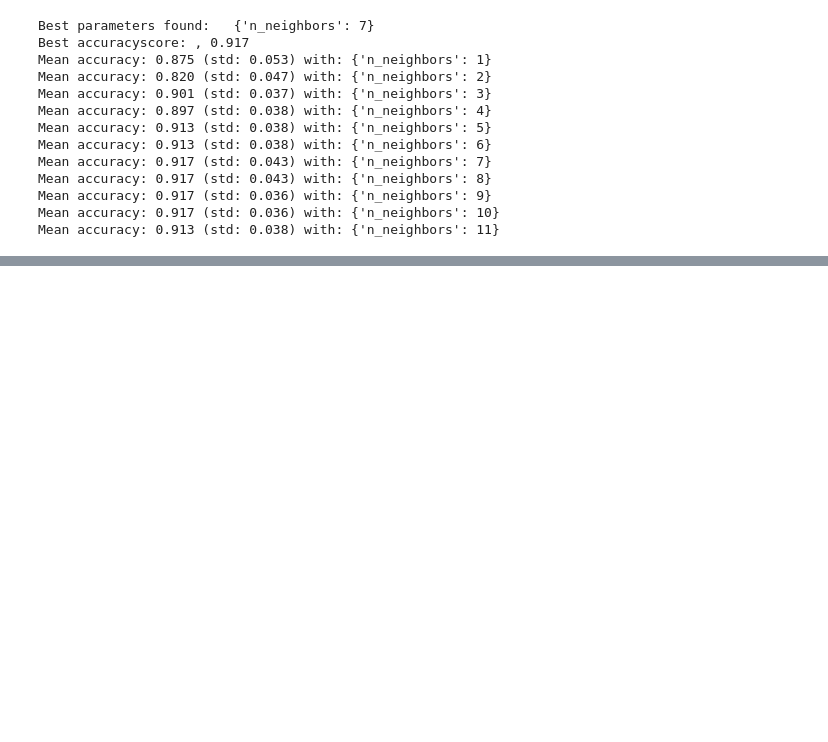
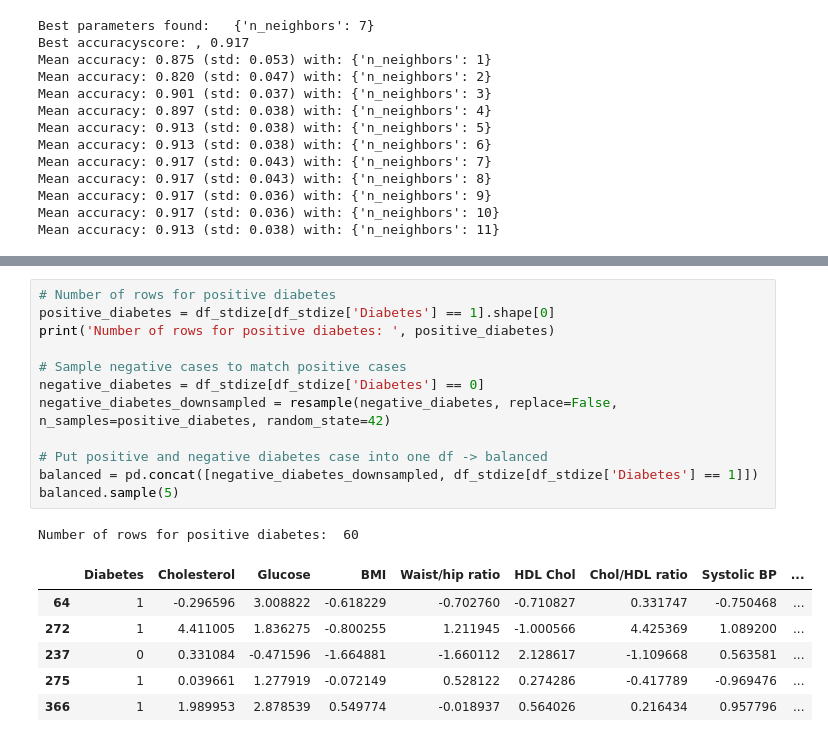
Before and after one commit to yassmine-elaiadi/Classification-with-KNN-for-diabetes-patients, a Jupyter notebook: KNN.ipynb, the cells around one changed output, grey strips where cells are left out. Cells and saved outputs as stored; diff of their text form; blank space fills up the shorter version.

```diff
--- a/KNN.ipynb
+++ b/KNN.ipynb
@@ -160,0 +201,20 @@ Mean accuracy: 0.913 (std: 0.038) with: {'n_neighbors': 11}
+# %%
+# Number of rows for positive diabetes
+positive_diabetes = df_stdize[df_stdize['Diabetes'] == 1].shape[0]
+print('Number of rows for positive diabetes: ', positive_diabetes)
+
+# Sample negative cases to match positive cases
+negative_diabetes = df_stdize[df_stdize['Diabetes'] == 0]
+negative_diabetes_downsampled = resample(negative_diabetes, replace=False, n_samples=positive_diabetes, random_state=42)
+
+# Put positive and negative diabetes case into one df -> balanced
+balanced = pd.concat([negative_diabetes_downsampled, df_stdize[df_stdize['Diabetes'] == 1]])
+balanced.sample(5)
+# %% [output]
+Number of rows for positive diabetes:  60
+|  | Diabetes | Cholesterol | Glucose | BMI | Waist/hip ratio | HDL Chol | Chol/HDL ratio | Systolic BP | ... |
+| 64 | 1 | -0.296596 | 3.008822 | -0.618229 | -0.702760 | -0.710827 | 0.331747 | -0.750468 | ... |
+| 272 | 1 | 4.411005 | 1.836275 | -0.800255 | 1.211945 | -1.000566 | 4.425369 | 1.089200 | ... |
+| 237 | 0 | 0.331084 | -0.471596 | -1.664881 | -1.660112 | 2.128617 | -1.109668 | 0.563581 | ... |
+| 275 | 1 | 0.039661 | 1.277919 | -0.072149 | 0.528122 | 0.274286 | -0.417789 | -0.969476 | ... |
+| 366 | 1 | 1.989953 | 2.878539 | 0.549774 | -0.018937 | 0.564026 | 0.216434 | 0.957796 | ... |
```
Also changed, not shown: parts of 10 cells of this notebook.
